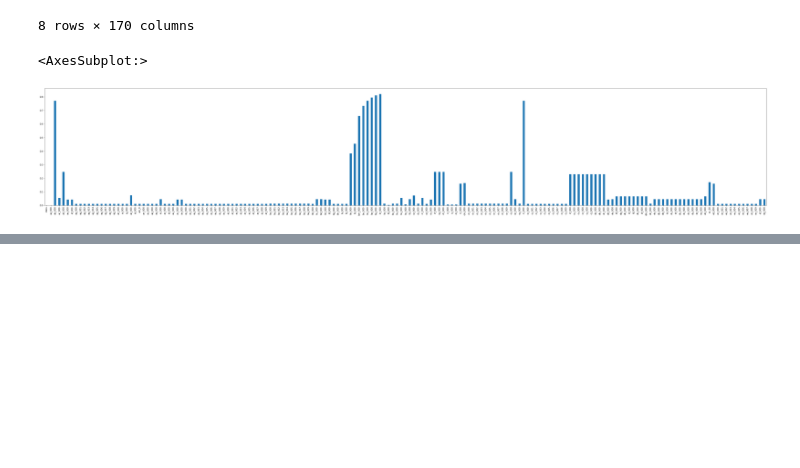
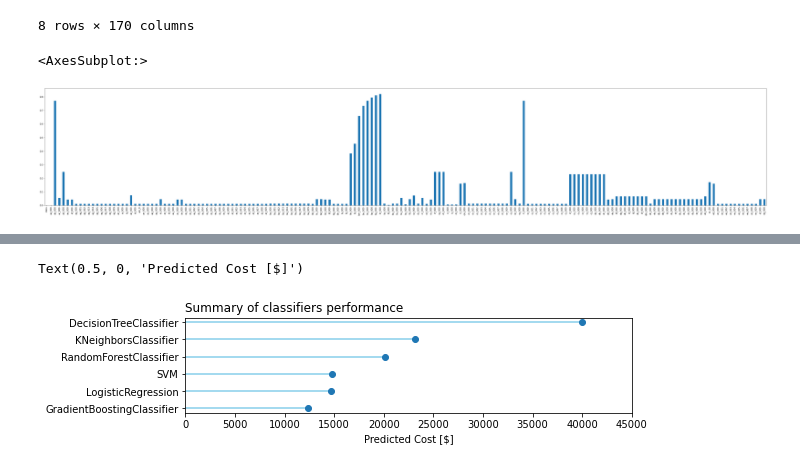
Before and after one commit to daawidziu/APS-Failure-at-Scania-Trucks, a Jupyter notebook: notebooks/ApsFailure.ipynb, the cells around one changed output, grey strips where cells are left out. Saved outputs shown, nothing was run; the diff lists cells and outputs as text; code cells hidden in the pictures; blank space fills up the shorter version.

```diff
--- a/notebooks/ApsFailure.ipynb
+++ b/notebooks/ApsFailure.ipynb
@@ -86,0 +122,36 @@ X_train, y_train = resampler.fit_resample(X_train, y_train)
+# %%
+clf_tree = DecisionTreeClassifier()
+clf_tree.fit(X_train, y_train)
+y_hat = clf_tree.predict(X_test)
+cost_tree = cost_function(y_test, y_hat)
+# %%
+clf_svm = SVC()
+clf_svm.fit(X_train, y_train)
+y_hat = clf_svm.predict(X_test)
+cost_svm = cost_function(y_test, y_hat)
+# %%
+clf_forrest = RandomForestClassifier()
+clf_forrest.fit(X_train, y_train)
+y_hat = clf_forrest.predict(X_test)
+cost_forrest = cost_function(y_test, y_hat)
+# %%
+clf_gboost = GradientBoostingClassifier()
+clf_gboost.fit(X_train, y_train)
+y_hat = clf_gboost.predict(X_test)
+cost_gboost = cost_function(y_test, y_hat)
+# %%
+names = ['GradientBoostingClassifier', 'LogisticRegression', 'SVM',
+         'RandomForestClassifier', 'KNeighborsClassifier', 'DecisionTreeClassifier']
+values = [cost_gboost, cost_logistic, cost_svm, cost_forrest,cost_knn, cost_tree]
+
+plt.figure(figsize=(8, 1.75))
+plt.hlines(y=names, xmin=0, xmax=values, color='skyblue')
+plt.plot(values, names, "o")
+
+plt.yticks(names)
+plt.xlim(0, 45000)
+plt.title("Summary of classifiers performance", loc='left')
+plt.xlabel('Predicted Cost [$]')
+# %% [output]
+Text(0.5, 0, 'Predicted Cost [$]')
+[figure, added]
```
Also changed, not shown: parts of 13 cells of this notebook, 2 other files.
